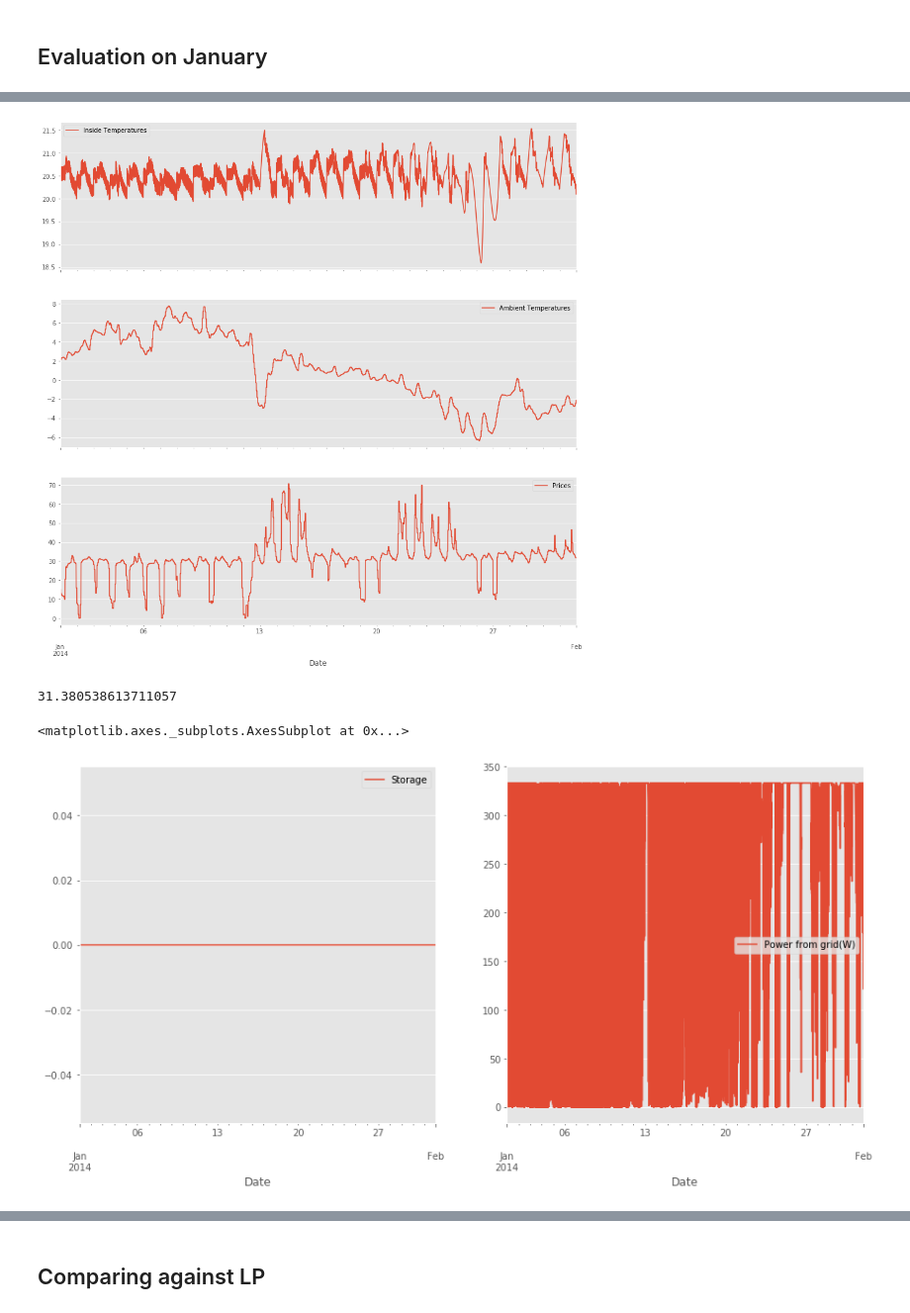
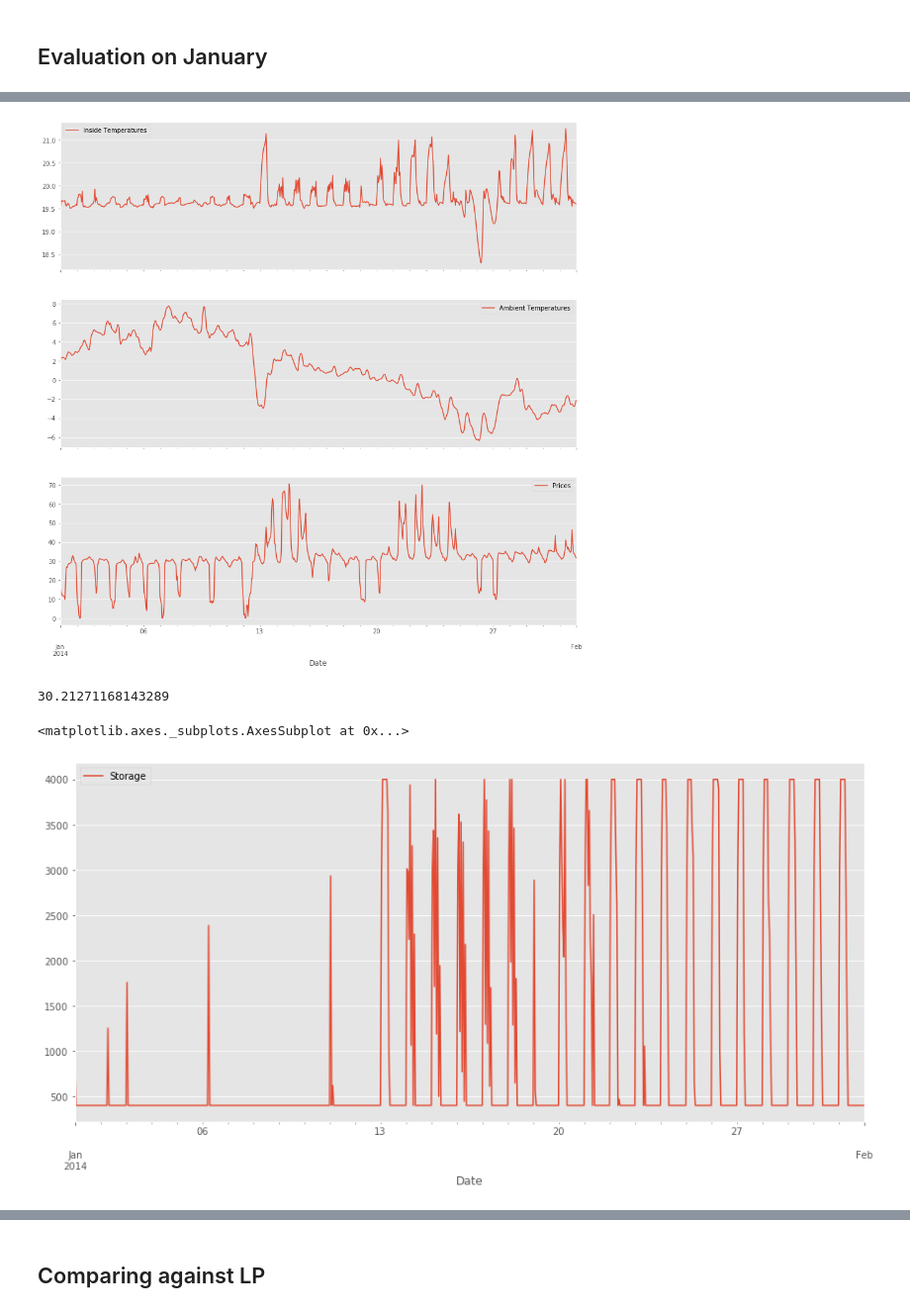
Before and after one commit to Cernewein/heating-RL-agent, a Jupyter notebook: Notebooks/Visualization.ipynb, the cells around one changed output, grey strips where cells are left out. Shown at 99% size. Saved outputs shown, nothing was run; the diff lists cells and outputs as text; code cells hidden in the pictures.

```diff
--- a/Notebooks/Visualization.ipynb
+++ b/Notebooks/Visualization.ipynb
@@ -454,7 +454,7 @@ array([25, 26, 27, 28, 29, 30, 31, 32, 33, 34])
 # %% [markdown]
 # With storage capacity
 # %%
-rewards = pkl.load(open('data/output/DDPG_storage/5907885_dynamic_True_rewards_dqn.pkl', "rb"))
+rewards = pkl.load(open('data/output/DDPG_storage/6422244_dynamic_True_rewards_dqn.pkl', "rb"))
 # %%
 rewards[-1]
 # %% [output]
@@ -521,19 +521,19 @@ eval_data['Ambient Temperatures'].plot(ax=axs[1], legend=True)
 eval_data['Prices'].plot(ax=axs[2], legend=True)
 plt.savefig('data/output/DDPG_storage/DDPG_storage_eval.png',bbox_inches='tight')
 # %% [output]
-[figure, old version]
+[figure, new version]
 # %%
 costs_ddpg = sum(eval_data['Prices']*eval_data['Power'])
 # %%
 costs_ddpg
 # %% [output]
-31.380538613711057
+30.21271168143289
 # %%
-f, axs = plt.subplots(nrows=1, ncols=2,figsize=(15,7))
-eval_data['Storage'].plot(ax=axs[0], legend=True)
-eval_data['Power from grid(W)'] = eval_data['Power']*1e6
-eval_data['Power from grid(W)'].plot(ax=axs[1], legend=True)
+f, axs = plt.subplots(figsize=(15,7)) #nrows=1, ncols=2,
+eval_data['Storage'].plot(ax=axs, legend=True)
+#eval_data['Power from grid(W)'] = eval_data['Power']*1e6
+#eval_data['Power from grid(W)'].plot(ax=axs[1], legend=True)
 #plt.savefig('data/output/DDPG_storage/DDPG_storage_power_profile.png',bbox_inches='tight')
 # %% [output]
 <matplotlib.axes._subplots.AxesSubplot at 0x...>
-[figure, old version]
+[figure, new version]
```
Also changed, not shown: parts of 7 cells of this notebook, 4 other files.
